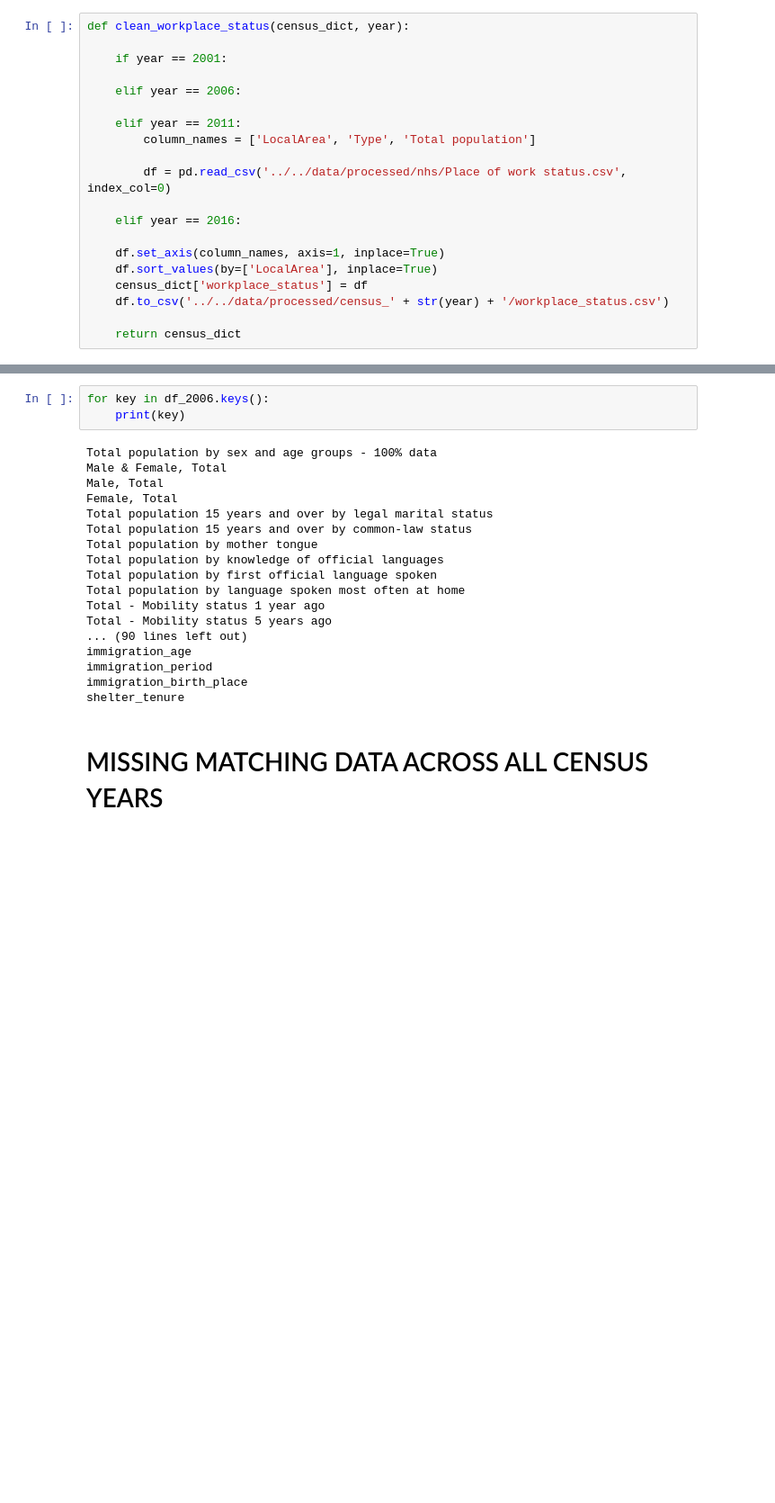
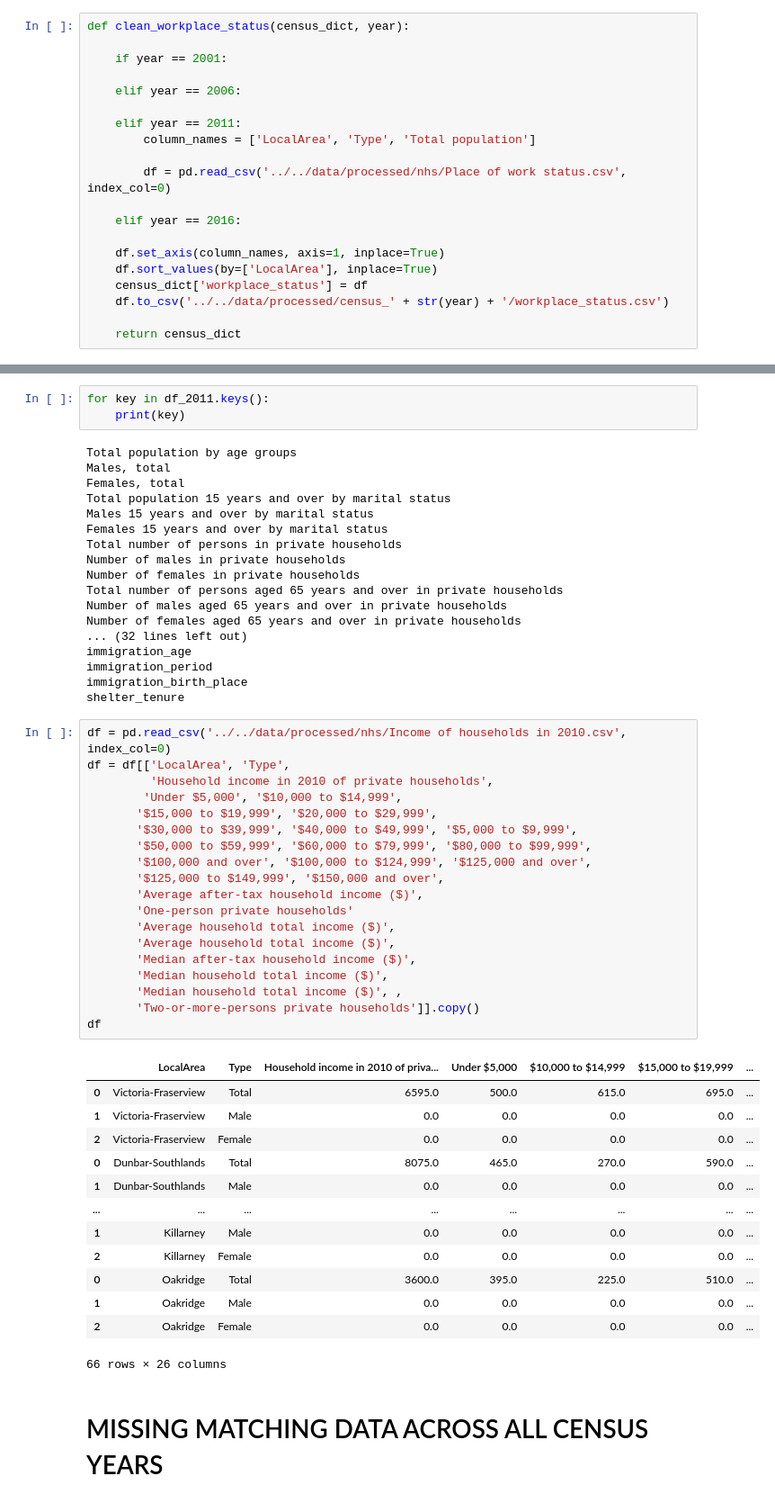
Before and after one commit to aakanksha023/EVAN, a Jupyter notebook: src/02_clean_wrangle/clean_census_data.ipynb, the cells around one changed output, grey strips where cells are left out. Shown at 90% size. Drawn from its saved outputs; the diff is of its cells as text; blank space fills up the shorter version.

```diff
--- a/src/02_clean_wrangle/clean_census_data.ipynb
+++ b/src/02_clean_wrangle/clean_census_data.ipynb
@@ -1383,24 +1370,57 @@ df_2016 = clean_census('../../data/raw/census_2016.csv', 2016)
 # %%
-for key in df_2006.keys():
+for key in df_2011.keys():
     print(key)
 # %% [output]
-Total population by sex and age groups - 100% data
-Male & Female, Total
-Male, Total
-Female, Total
-Total population 15 years and over by legal marital status
-Total population 15 years and over by common-law status
-Total population by mother tongue
-Total population by knowledge of official languages
-Total population by first official language spoken
-Total population by language spoken most often at home
-Total - Mobility status 1 year ago
-Total - Mobility status 5 years ago
-... (90 lines left out)
+Total population by age groups
+Males, total
+Females, total
+Total population 15 years and over by marital status
+Males 15 years and over by marital status
+Females 15 years and over by marital status
+Total number of persons in private households
+Number of males in private households
+Number of females in private households
+Total number of persons aged 65 years and over in private households
+Number of males aged 65 years and over in private households
+Number of females aged 65 years and over in private households
+... (32 lines left out)
 immigration_age
 immigration_period
 immigration_birth_place
 shelter_tenure
+# %%
+df = pd.read_csv('../../data/processed/nhs/Income of households in 2010.csv', index_col=0)
+df = df[['LocalArea', 'Type',
+         'Household income in 2010 of private households',
+        'Under $5,000', '$10,000 to $14,999',
+       '$15,000 to $19,999', '$20,000 to $29,999',
+       '$30,000 to $39,999', '$40,000 to $49,999', '$5,000 to $9,999',
+       '$50,000 to $59,999', '$60,000 to $79,999', '$80,000 to $99,999',
+       '$100,000 and over', '$100,000 to $124,999', '$125,000 and over',
+       '$125,000 to $149,999', '$150,000 and over',
+       'Average after-tax household income ($)',
+       'One-person private households'
+       'Average household total income ($)',
+       'Average household total income ($)',
+       'Median after-tax household income ($)',
+       'Median household total income ($)',
+       'Median household total income ($)', ,
+       'Two-or-more-persons private households']].copy()
+df
+# %% [output]
+|  | LocalArea | Type | Household income in 2010 of priva... | Under $5,000 | $10,000 to $14,999 | $15,000 to $19,999 | ... |
+| 0 | Victoria-Fraserview | Total | 6595.0 | 500.0 | 615.0 | 695.0 | ... |
+| 1 | Victoria-Fraserview | Male | 0.0 | 0.0 | 0.0 | 0.0 | ... |
+| 2 | Victoria-Fraserview | Female | 0.0 | 0.0 | 0.0 | 0.0 | ... |
+| 0 | Dunbar-Southlands | Total | 8075.0 | 465.0 | 270.0 | 590.0 | ... |
+| 1 | Dunbar-Southlands | Male | 0.0 | 0.0 | 0.0 | 0.0 | ... |
+| ... | ... | ... | ... | ... | ... | ... | ... |
+| 1 | Killarney | Male | 0.0 | 0.0 | 0.0 | 0.0 | ... |
+| 2 | Killarney | Female | 0.0 | 0.0 | 0.0 | 0.0 | ... |
+| 0 | Oakridge | Total | 3600.0 | 395.0 | 225.0 | 510.0 | ... |
+| 1 | Oakridge | Male | 0.0 | 0.0 | 0.0 | 0.0 | ... |
+| 2 | Oakridge | Female | 0.0 | 0.0 | 0.0 | 0.0 | ... |
+66 rows × 26 columns
 # %% [markdown]
 # MISSING MATCHING DATA ACROSS ALL CENSUS YEARS
 # %%
```
Also changed, not shown: parts of 3 cells of this notebook, 1 other file.
